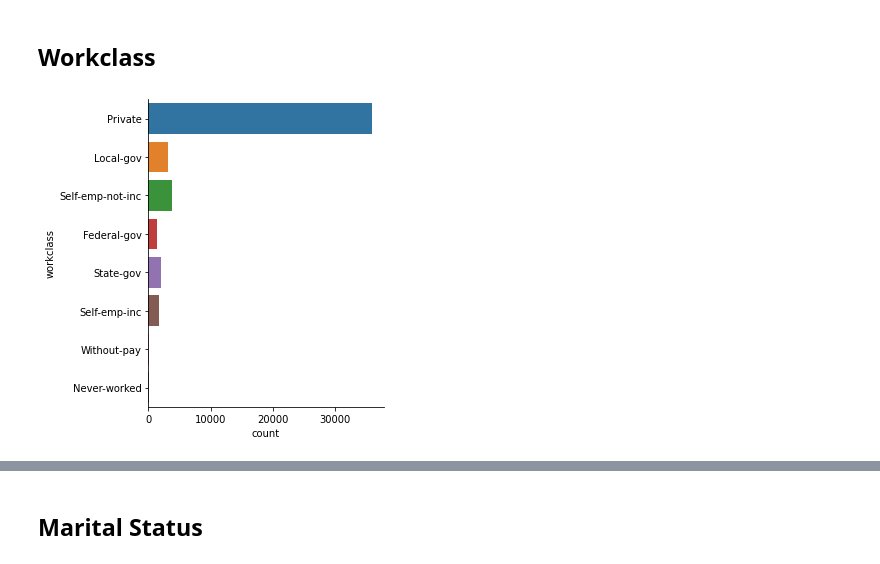
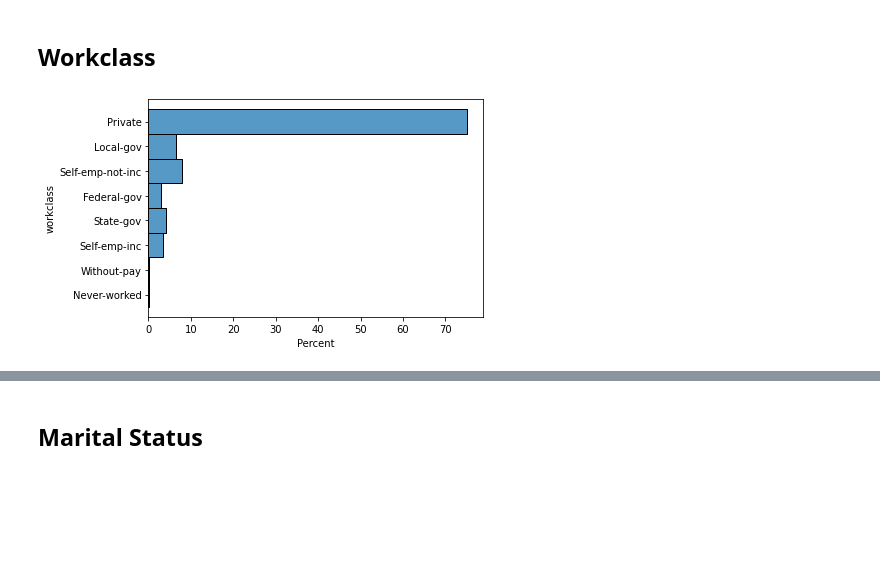
Before and after one commit to Wimull/Turing-USP-Techinical-Case, a Jupyter notebook: 2_analise-e-ia/analise_e_modelos.ipynb, the cells around one changed output, grey strips where cells are left out. Cells and saved outputs as stored; diff of their text form; code cells hidden in the pictures; blank space fills up the shorter version.

```diff
--- a/2_analise-e-ia/analise_e_modelos.ipynb
+++ b/2_analise-e-ia/analise_e_modelos.ipynb
@@ -15,0 +57,3 @@ dataFrame.head()
+# %%
+dataFrame = dataFrame.drop(columns="education")
+dataFrame.head()
@@ -15,0 +69,3 @@ dataFrame.head()
+# %%
+dataFrame["net-worth"] = dataFrame["capital-gain"] - dataFrame["capital-loss"]
+dataFrame.head()
@@ -90,6 +201,0 @@ plt.show()
-# %%
-dataFrame["capital-loss"] = 0 - abs(dataFrame["capital-loss"])
-ax = dataFrame["capital-loss"].plot(kind="density",figsize=(14,6))
-ax.set_ylabel("Density")
-ax.set_xlabel("Dollars")
-plt.show()
@@ -121,7 +233,7 @@ plt.show()
 # %% [markdown]
 ## Workclass
 # %%
-sns.catplot(y="workclass", kind="count", data=dataFrame, orient="h")
+sns.histplot(y="workclass", data=dataFrame, stat="percent")
 plt.show()
 # %% [output]
-[figure, old version]
+[figure, new version]
```
Also changed, not shown: parts of 88 cells of this notebook.
